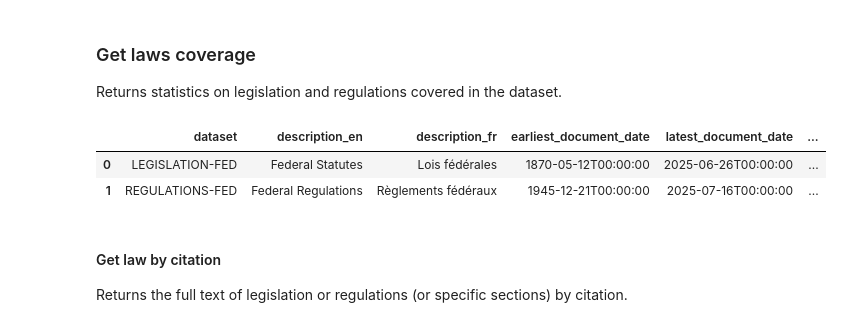
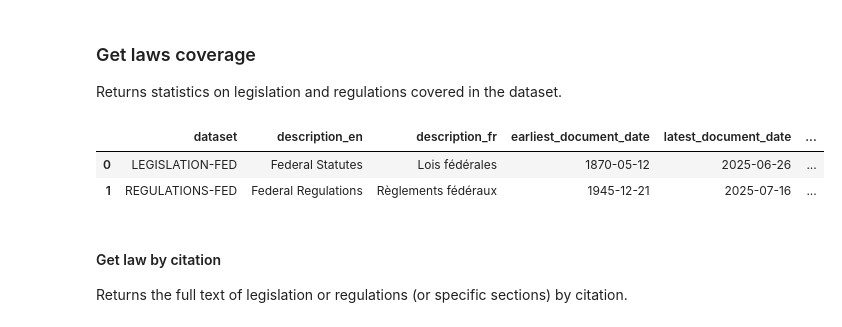
Before and after one commit to a2aj-ca/canadian-legal-data, a Jupyter notebook: access-via-api.ipynb, the cells around one changed output. Cells and saved outputs as stored; diff of their text form; code cells hidden in the pictures.

```diff
--- a/access-via-api.ipynb
+++ b/access-via-api.ipynb
@@ -169,24 +191,28 @@ df
 
 Returns statistics on legislation and regulations covered in the dataset.
 # %%
-# set API URL
+#set API URL
 url = "https://api.a2aj.ca/coverage"
 
 # get parameters
-doc_type = "laws"
-parameters = f"doc_type={doc_type}"
+doc_type = "laws"   # "cases" or "laws" (default "cases")
+
+params = {
+    "doc_type": doc_type,
+}
 
 # get data
-request = requests.get(f"{url}?{parameters}")
-data = request.json()
+resp = requests.get(url, params=params, timeout=30)
+data = resp.json()
+results = data.get("results", [])
 
 # convert to dataframe
-df = pd.DataFrame(data['results'])
+df = pd.DataFrame(results)
 df
 # %% [output]
 |  | dataset | description_en | description_fr | earliest_document_date | latest_document_date | ... |
-| 0 | LEGISLATION-FED | Federal Statutes | Lois fédérales | 1870-05-12T00:00:00 | 2025-06-26T00:00:00 | ... |
-| 1 | REGULATIONS-FED | Federal Regulations | Règlements fédéraux | 1945-12-21T00:00:00 | 2025-07-16T00:00:00 | ... |
+| 0 | LEGISLATION-FED | Federal Statutes | Lois fédérales | 1870-05-12 | 2025-06-26 | ... |
+| 1 | REGULATIONS-FED | Federal Regulations | Règlements fédéraux | 1945-12-21 | 2025-07-16 | ... |
 # %% [markdown]
 #### Get law by citation
 
```
Also changed, not shown: parts of 7 cells of this notebook.
